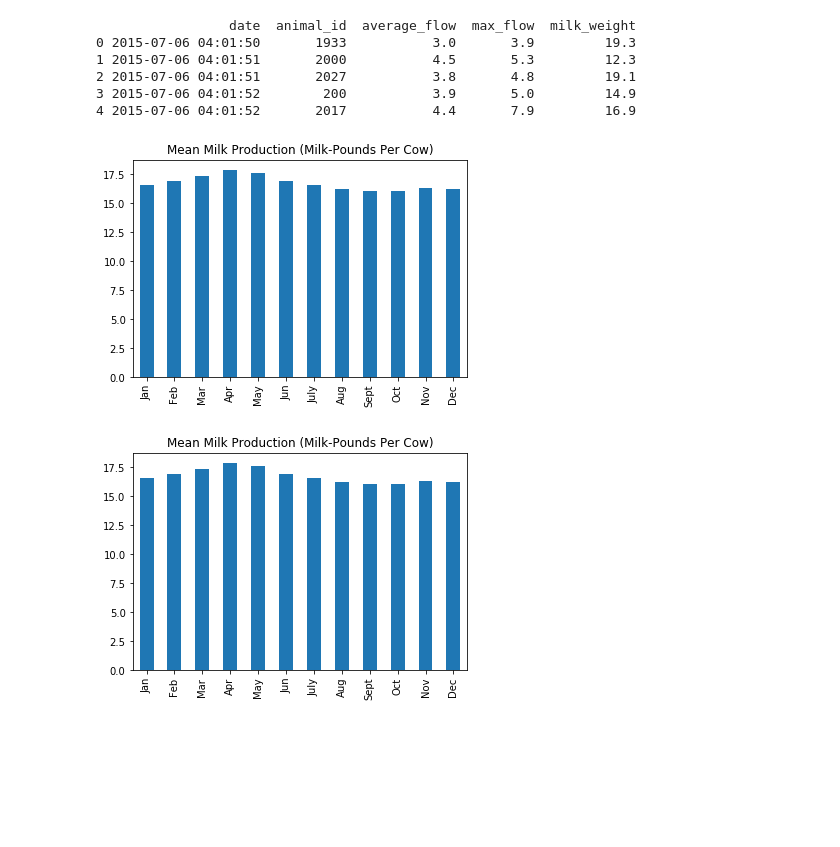
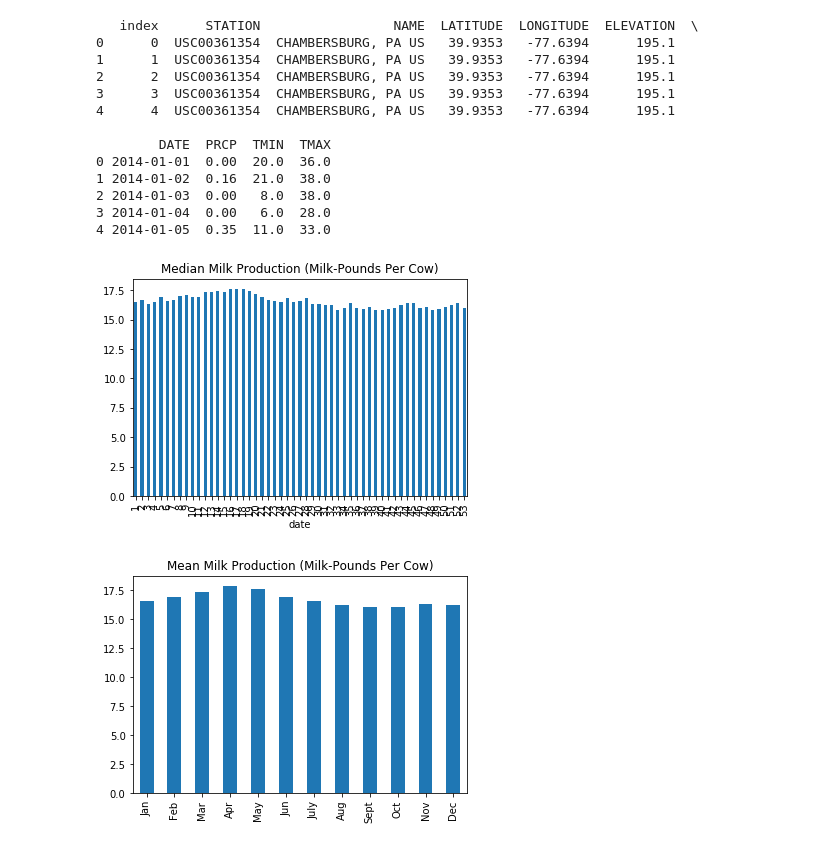
Before and after one commit to falaktheoptimist/happy-cows, a Jupyter notebook: notebooks/weather_and_milk_production.ipynb, the cells around one changed output. Saved outputs shown, nothing was run; the diff lists cells and outputs as text; code cells hidden in the pictures; blank space fills up the shorter version.

```diff
--- a/notebooks/weather_and_milk_production.ipynb
+++ b/notebooks/weather_and_milk_production.ipynb
@@ -9,28 +9,30 @@ import matplotlib.pyplot as plt
 engine =  create_engine('sqlite:///../data/database/happycows.db')
 # %%
 with engine.connect() as con:
-    #weather = pd.read_sql_table('weather', con)
     milk_volumes = pd.read_sql_table('milk_volume', con)
-    print(milk_volumes.head())
-    milk_volumes.index = milk_volumes['date']
+    weather = pd.read_sql_table('weather', con)
 # %% [output]
-                 date  animal_id  average_flow  max_flow  milk_weight
-0 2015-07-06 04:01:50       1933           3.0       3.9         19.3
-1 2015-07-06 04:01:51       2000           4.5       5.3         12.3
-2 2015-07-06 04:01:51       2027           3.8       4.8         19.1
-3 2015-07-06 04:01:52        200           3.9       5.0         14.9
-4 2015-07-06 04:01:52       2017           4.4       7.9         16.9
+   index      STATION                 NAME  LATITUDE  LONGITUDE  ELEVATION  \
+0      0  USC00361354  CHAMBERSBURG, PA US   39.9353   -77.6394      195.1
+1      1  USC00361354  CHAMBERSBURG, PA US   39.9353   -77.6394      195.1
+2      2  USC00361354  CHAMBERSBURG, PA US   39.9353   -77.6394      195.1
+3      3  USC00361354  CHAMBERSBURG, PA US   39.9353   -77.6394      195.1
+4      4  USC00361354  CHAMBERSBURG, PA US   39.9353   -77.6394      195.1
+
+        DATE  PRCP  TMIN  TMAX
+0 2014-01-01  0.00  20.0  36.0
+1 2014-01-02  0.16  21.0  38.0
+2 2014-01-03  0.00   8.0  38.0
+3 2014-01-04  0.00   6.0  28.0
+4 2014-01-05  0.35  11.0  33.0
 # %%
-median_milk_production = milk_volumes['milk_weight'].groupby(milk_volumes['date'].dt.month).median()
-mean_milk_production = milk_volumes['milk_weight'].groupby(milk_volumes['date'].dt.month).mean()
+median_milk_production = milk_volumes['milk_weight'].groupby(milk_volumes['date'].dt.week).median()
 # %%
 median_milk_production.plot.bar()
 plt.title("Median Milk Production (Milk-Pounds Per Cow)")
-plt.xlabel(s="")
-plt.xticks( range(12), ('Jan', 'Feb', 'Mar', 'Apr', 'May', 'Jun', 'July', 'Aug', 'Sept', 'Oct', 'Nov', 'Dec') )
 plt.show()
 # %% [output]
-[figure, old version]
+[figure, new version]
 # %%
 mean_milk_production.plot.bar()
 plt.title("Mean Milk Production (Milk-Pounds Per Cow)")
```
Also changed, not shown: parts of 2 cells of this notebook.
